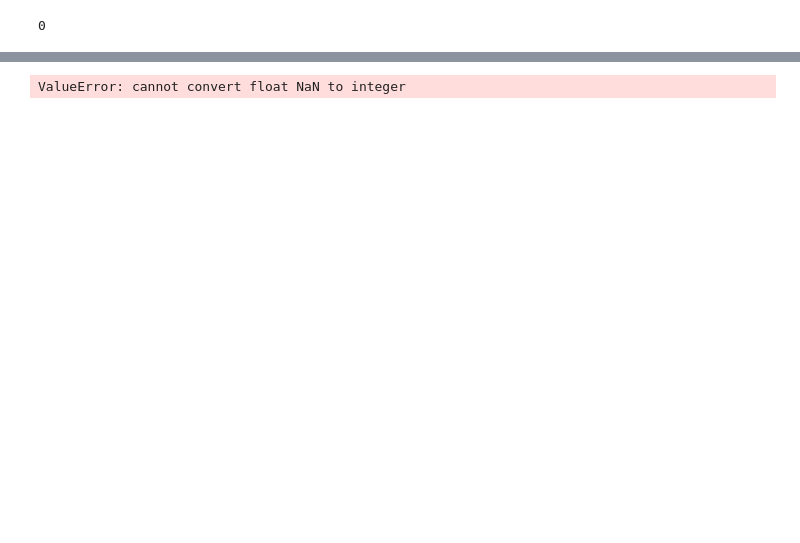
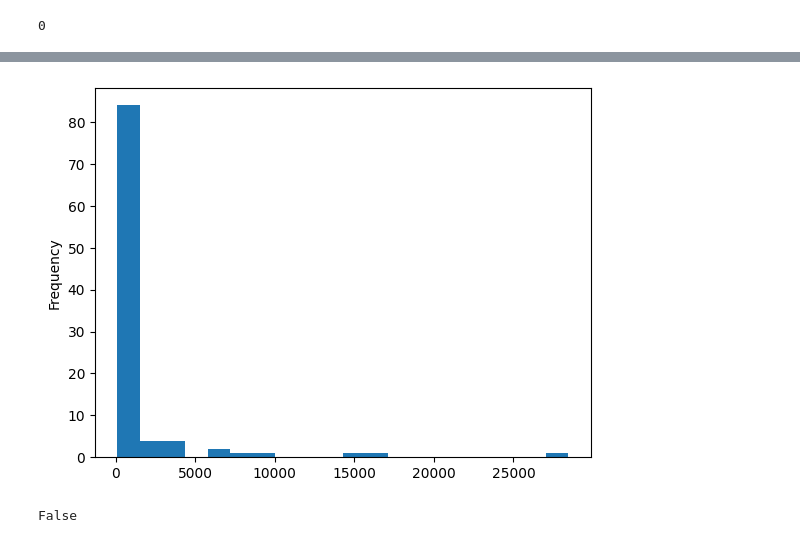
Before and after one commit to svensesen/Beijing-Topo, a Jupyter notebook: rav graphification attempt.ipynb, the cells around one changed output, grey strips where cells are left out. Drawn from its saved outputs; the diff is of its cells as text; code cells hidden in the pictures; blank space fills up the shorter version.

```diff
--- a/rav graphification attempt.ipynb
+++ b/rav graphification attempt.ipynb
@@ -41,7 +40,7 @@ class Cell():
         self.bottom = bottom
         self.right = right
         self.number_of_locations = 0
-        self.is_a_vertex = False
+        self.is_vertex = False
 
     def __str__(self):
         return "Cell: top = " + str(round(self.top, 5)) + ", left = " + str(round(self.left, 5)) + \
@@ -55,7 +54,7 @@ class Cell():
         '''makes the Cell become a vertex if has more locations that threshold'''
 
         if self.number_of_locations > threshold:
-            self.is_a_vertex = True
+            self.is_vertex = True
 
 
 
@@ -95,22 +94,6 @@ class Grid():
                     break
 
 
-    def feed_dataframe_of_points(self, df: pd.DataFrame):
-        '''point is a row with "latitude" as y and "longitude" as x - DO NOT MESS Y AND X UP!
-        increase the number_of_locations for each cell, if the point belongs there'''
-
-        #iterating over DataFrame's rows...unfortunately
-        for i in range(df.shape[0]):
-
-            #printing to see the progress:
-            if i % 25000 == 0:
-                print(i)
-
-            for cell in self.cell_list:
-                if cell.belongs(df.loc[i]["latitude"], df.loc[i]["longitude"]):
-                    cell.number_of_locations += 1
-                    break
-
     def feed_list_of_cell_numbers(self, cell_numbers: list):
         '''for each cell number in the list, update the corresponding cell details'''
 
@@ -119,11 +102,16 @@ class Grid():
 
 
     def vertexize(self, threshold):
-        '''runs vertexise on each sell of the grid'''
+        '''runs vertexize on each sell of the grid'''
 
         for cell in self.cell_list:
             cell.vertexize(threshold)
+
+    def get_list_of_vertices(self) -> list:
+        '''returns the numbers of all cells that are vertices (is_vertex() == True)'''
+
+        return [i for i in range(len(self.cell_list)) if self.cell_list[i].is_vertex()]
 # %%
-grid = Grid(20, 20)
+grid = Grid(30, 30)
 print(grid)
 # %% [output]
@@ -175,5 +177,20 @@ KeyError: "['column_number_in_grid' 'row_number_in_grid'] not found in axis"
 # %%
+THRESHOLD = 100 #for vertices
+THRESHOLD_EDGES = 10
+
+#This actually performs the large computation:
 grid.feed_list_of_cell_numbers(list(df.cell_number))
+
+#And this just switches some flags around:
+grid.vertexize(THRESHOLD)
-# %% [output]
-ValueError: cannot convert float NaN to integer
+# %%
+def plot_cell_containment(grid: Grid, threshold: int, bins = 20):
+    ''''''
+    wow = pd.Series([grid.cell_list[i].number_of_locations for i in range(grid.latitude_cells_nr*grid.longitude_cells_nr)])
+    wow = pd.Series([wow[i] for i in range(len(wow)) if wow[i] > threshold])
+    wow.plot(kind='hist', bins=bins)
+
+plot_cell_containment(grid, threshold=THRESHOLD)
+# %% [output]
+[figure, added]
 # %%
@@ -182 +198,5 @@ wow = pd.Series([wow[i] for i in range(len(wow)) if wow[i] < 1000])
+# %%
+grid.cell_list[12].is_vertex
+# %% [output]
+False
 # %%
```
Also changed, not shown: parts of 15 cells of this notebook.
